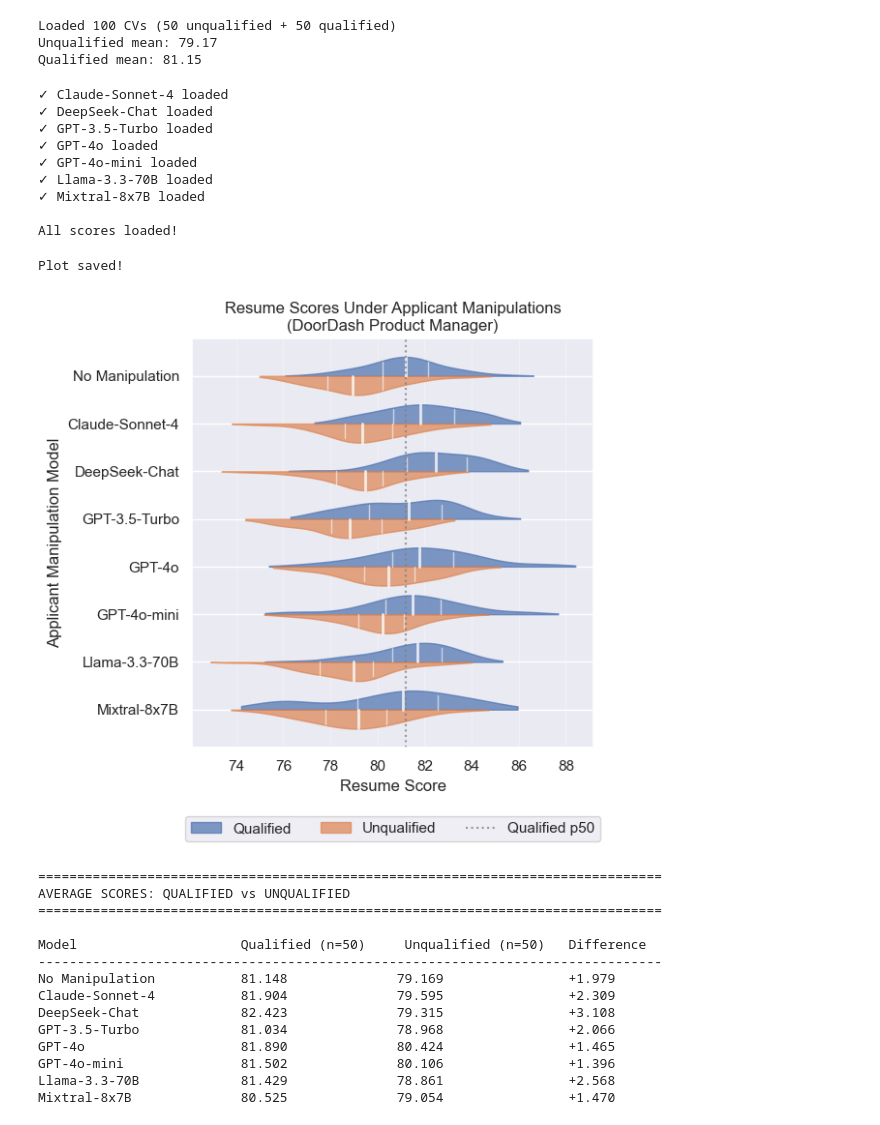
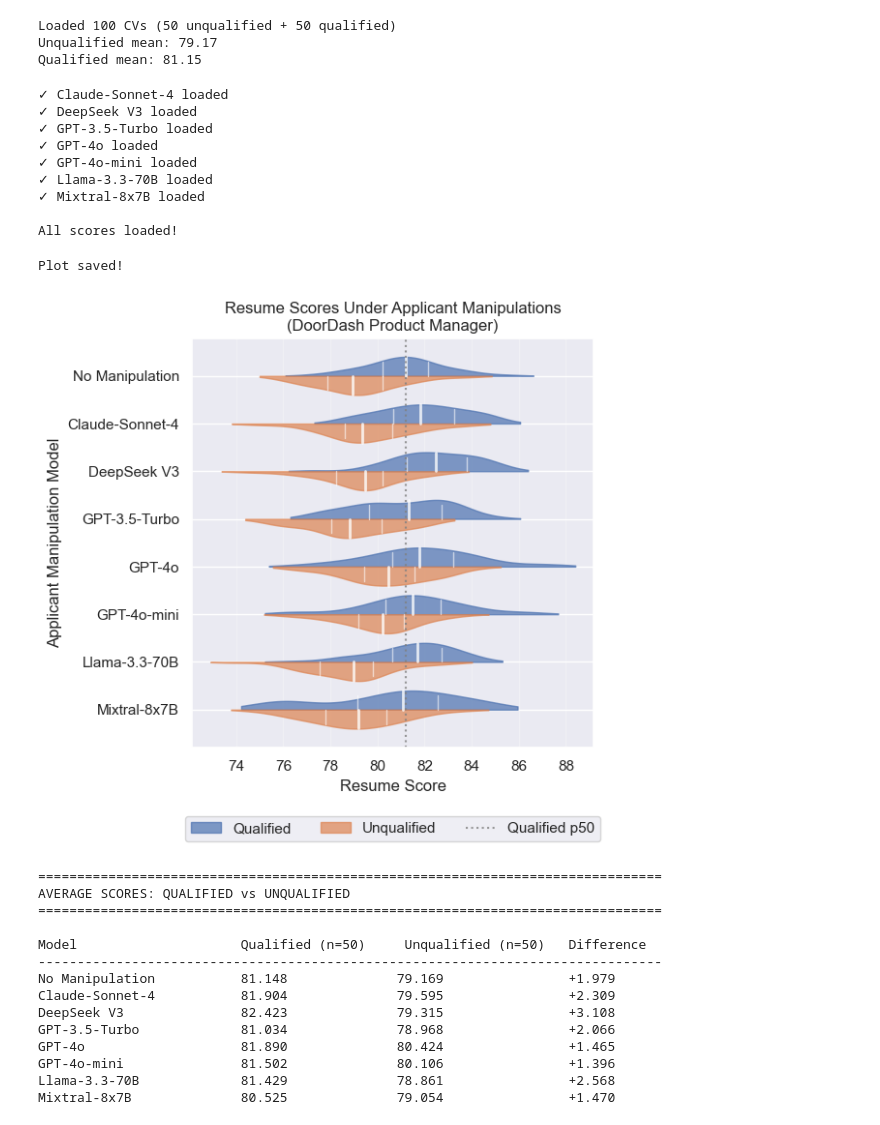
Before and after one commit to iulia-costea/FACTprojectGroup26, a Jupyter notebook: claim_2_doordash_pm.ipynb, the cells around one changed output. Saved outputs shown, nothing was run; the diff lists cells and outputs as text; code cells hidden in the pictures.

Commit message:
readme and graph updates

```diff
--- a/claim_2_doordash_pm.ipynb
+++ b/claim_2_doordash_pm.ipynb
@@ -11,8 +11,19 @@ sns.set_theme()
 base_path_qualified = 'Table1_Experimental_Modified_Resumes/Reproducibility_Scores/Qualified'
 base_path_unqualified = 'Table1_Experimental_Modified_Resumes/Reproducibility_Scores/Unqualified'
 
-# Model names
-model_names = ['Claude-Sonnet-4', 'DeepSeek-Chat', 'GPT-3.5-Turbo', 'GPT-4o', 'GPT-4o-mini', 'Llama-3.3-70B', 'Mixtral-8x7B']
+# Model names for file loading (must match file names)
+model_file_names = ['Claude-Sonnet-4', 'DeepSeek-Chat', 'GPT-3.5-Turbo', 'GPT-4o', 'GPT-4o-mini', 'Llama-3.3-70B', 'Mixtral-8x7B']
+
+# Display names for plots (can be different)
+model_display_names = {
+    'Claude-Sonnet-4': 'Claude-Sonnet-4',
+    'DeepSeek-Chat': 'DeepSeek V3',
+    'GPT-3.5-Turbo': 'GPT-3.5-Turbo',
+    'GPT-4o': 'GPT-4o',
+    'GPT-4o-mini': 'GPT-4o-mini',
+    'Llama-3.3-70B': 'Llama-3.3-70B',
+    'Mixtral-8x7B': 'Mixtral-8x7B'
+}
 # %%
 # Load original scores
 unqualified_original = pd.read_csv(f'{base_path_unqualified}/ScoresDoorDash_PM_Original_first_260_UIUX.csv', index_col=0)
@@ -44,7 +55,7 @@ Unqualified mean: 79.17
 Qualified mean: 81.15
 # %%
 # Load all model scores
-for model_name in model_names:
+for model_name in model_file_names:
     unqual_file = f'ScoresDoorDash_PM_Modified_{model_name.replace("-", "_")}_first_260_UIUX.csv'
     qual_file = f'ScoresDoorDash_PM_Modified_{model_name.replace("-", "_")}_last_260.csv'
 
@@ -62,19 +73,21 @@ for model_name in model_names:
         unqual_sample = unqual_df.loc[unqualified_sample_indices]
         qual_sample = qual_df.loc[qualified_sample_indices]
 
-        scores_df[model_name] = pd.concat([
+        # Use display name for column
+        display_name = model_display_names[model_name]
+        scores_df[display_name] = pd.concat([
             unqual_sample.iloc[:, 0],
             qual_sample.iloc[:, 0]
         ], ignore_index=True)
 
-        print(f"✓ {model_name} loaded")
+        print(f"✓ {display_name} loaded")
     else:
         print(f"✗ {model_name} missing")
 
 print("\nAll scores loaded!")
 # %% [output]
 ✓ Claude-Sonnet-4 loaded
-✓ DeepSeek-Chat loaded
+✓ DeepSeek V3 loaded
 ✓ GPT-3.5-Turbo loaded
 ✓ GPT-4o loaded
 ✓ GPT-4o-mini loaded
@@ -84,7 +97,7 @@ print("\nAll scores loaded!")
 All scores loaded!
 # %%
 # Create horizontal split violin plot - manual approach
-models_list = ['No Manipulation', 'Claude-Sonnet-4', 'DeepSeek-Chat', 'GPT-3.5-Turbo', 'GPT-4o', 'GPT-4o-mini', 'Llama-3.3-70B', 'Mixtral-8x7B']
+models_list = ['No Manipulation'] + [model_display_names[m] for m in model_file_names]
 
 fig, ax = plt.subplots(figsize=(6, 6))
 
@@ -130,34 +143,34 @@ for i, model in enumerate(models_list):
     ax.plot([quartiles_q[2], quartiles_q[2]], [y_pos, y_pos + 0.3], color='white', linewidth=1, alpha=0.6)
 
     quartiles_u = np.percentile(unqual_data, [25, 50, 75])
     ax.plot([quartiles_u[1], quartiles_u[1]], [y_pos - 0.4, y_pos], color='white', linewidth=2, alpha=0.8)
     ax.plot([quartiles_u[0], quartiles_u[0]], [y_pos - 0.3, y_pos], color='white', linewidth=1, alpha=0.6)
     ax.plot([quartiles_u[2], quartiles_u[2]], [y_pos - 0.3, y_pos], color='white', linewidth=1, alpha=0.6)
 
 # Format plot
 qualified_median = scores_df[scores_df['True Label'] == 1]['No Manipulation'].median()
 ax.axvline(x=qualified_median, color='gray', linestyle=':', alpha=0.8, label='Qualified p50')
 
 # Reverse the models_list for y-axis labels
 ax.set_yticks(positions)
 ax.set_yticklabels(models_list[::-1])  # Reverse order
 ax.set_ylabel('Applicant Manipulation Model')
 ax.set_xlabel('Resume Score')
 ax.set_title('Resume Scores Under Applicant Manipulations\n(DoorDash Product Manager)')
 ax.legend(bbox_to_anchor=(0.5, -0.15), loc='upper center', ncol=3)
 ax.grid(axis='x', alpha=0.3)
 
 plt.tight_layout()
 
 # Save plot
 os.makedirs('img', exist_ok=True)
 plt.savefig('img/doordash_pm_violin_plot.pdf')
 plt.savefig('img/doordash_pm_violin_plot.png', dpi=300)
 print('Plot saved!')
 plt.show()
 # %% [output]
 Plot saved!
-[figure, old version]
+[figure, new version]
 # %%
 # Print statistics
 qualified = scores_df[scores_df['True Label'] == 1]
@@ -183,7 +196,7 @@ Model                     Qualified (n=50)     Unqualified (n=50)   Difference
 --------------------------------------------------------------------------------
 No Manipulation           81.148              79.169                +1.979
 Claude-Sonnet-4           81.904              79.595                +2.309
-DeepSeek-Chat             82.423              79.315                +3.108
+DeepSeek V3               82.423              79.315                +3.108
 GPT-3.5-Turbo             81.034              78.968                +2.066
 GPT-4o                    81.890              80.424                +1.465
 GPT-4o-mini               81.502              80.106                +1.396
```
Also changed, not shown: 2 other files.
